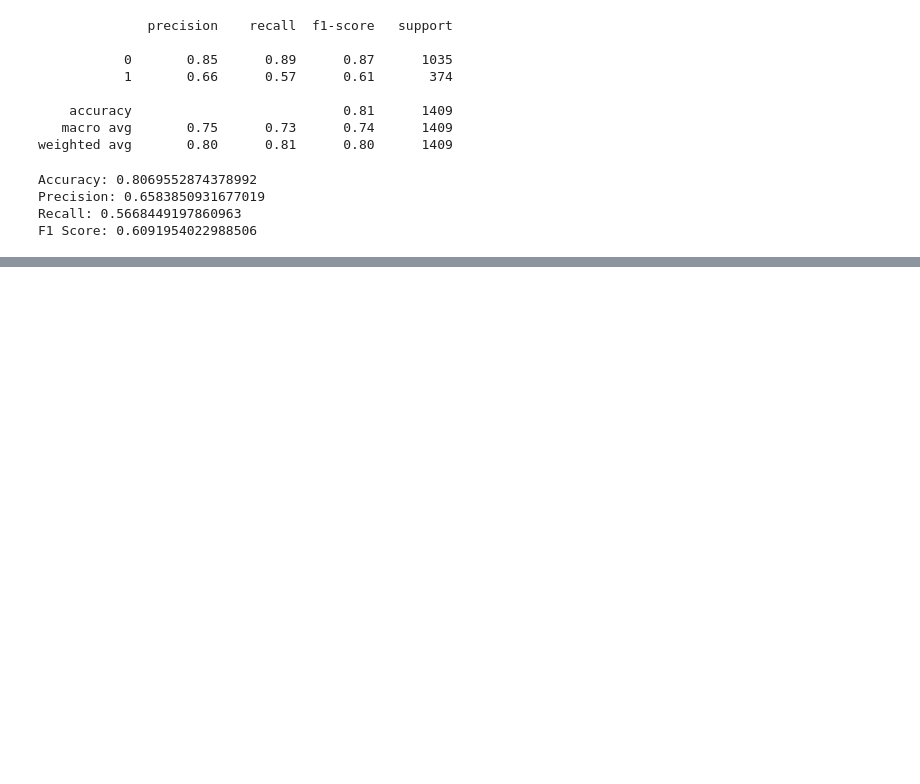
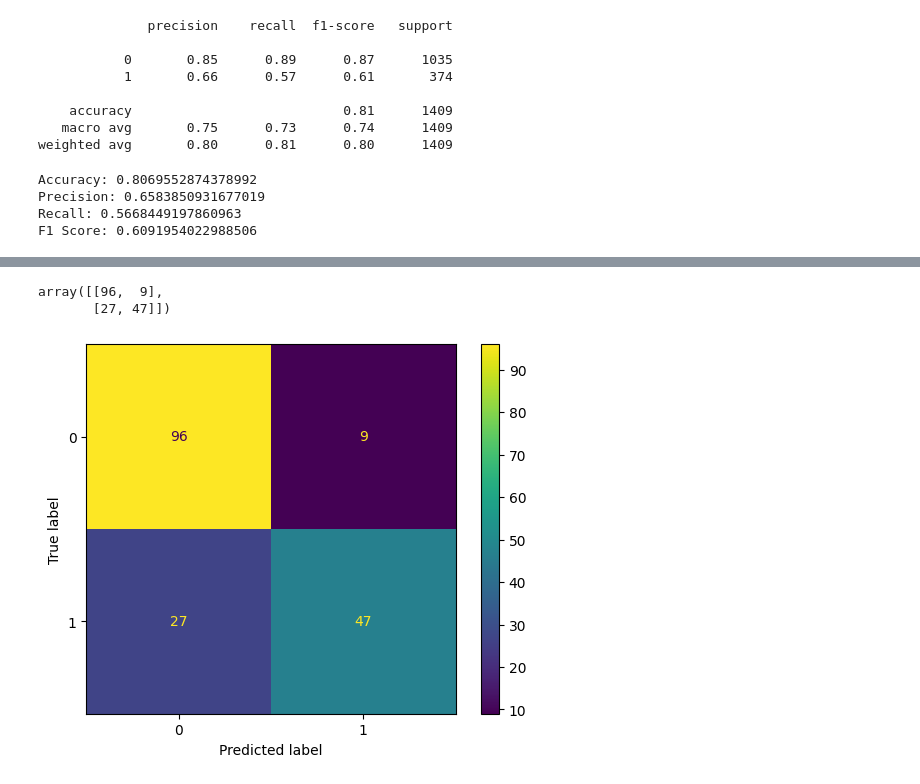
Before and after one commit to AnveshAnnepaga/AI_DS, a Jupyter notebook: Classification.ipynb, the cells around one changed output, grey strips where cells are left out. Drawn from its saved outputs; the diff is of its cells as text; code cells hidden in the pictures; blank space fills up the shorter version.

```diff
--- a/Classification.ipynb
+++ b/Classification.ipynb
@@ -338,0 +606,4 @@ F1 Score: 0.6091954022988506
+# %%
+x=df.drop('survived',axis=1)
+y=df['survived']
+x.head()
@@ -338,0 +627,11 @@ F1 Score: 0.6091954022988506
+# %%
+from sklearn.model_selection import train_test_split
+x_train,x_test,y_train,y_test=train_test_split(x,y,test_size=0.2,random_state=42)
+# %%
+from sklearn.preprocessing import StandardScaler
+sc=StandardScaler()
+x_train=sc.fit_transform(x_train)
+x_test=sc.transform(x_test)
+# %%
+classifier = DecisionTreeClassifier(criterion='gini',max_depth=4)
+classifier.fit(x_train,y_train)
@@ -338,0 +659,14 @@ F1 Score: 0.6091954022988506
+# %%
+from sklearn.metrics import confusion_matrix
+
+cm = confusion_matrix(y_test, y_pred)
+cm
+# %% [output]
+array([[96,  9],
+       [27, 47]])
+# %%
+from sklearn.metrics import ConfusionMatrixDisplay
+ConfusionMatrixDisplay.from_estimator(classifier,x_test,y_test)
+plt.show()
+# %% [output]
+[figure, added]
```
Also changed, not shown: parts of 97 cells of this notebook.
